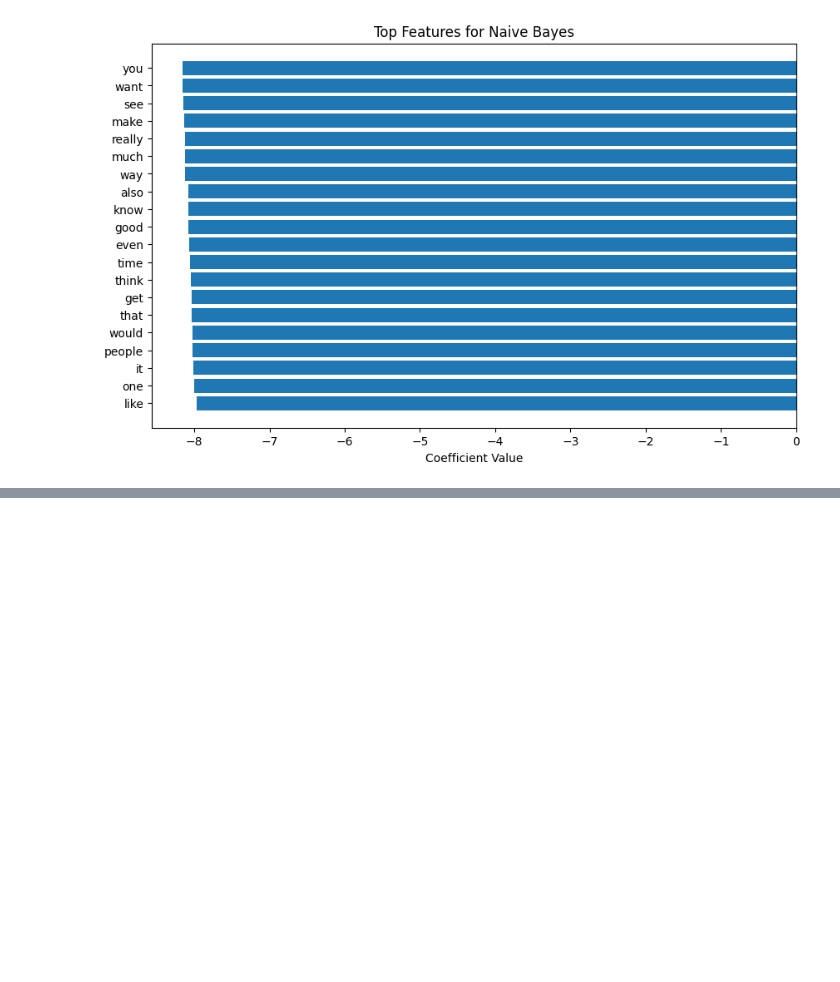
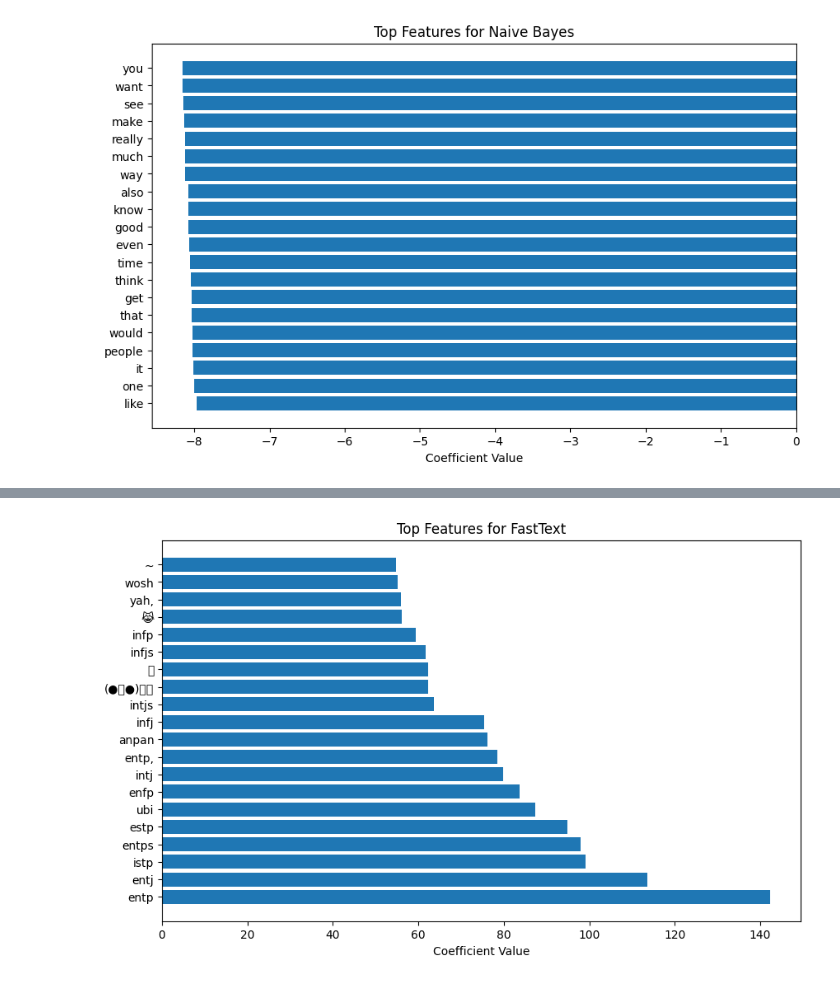
Before and after one commit to atabekis/language-ai, a Jupyter notebook: evaluate.ipynb, the cells around one changed output, grey strips where cells are left out. Drawn from its saved outputs; the diff is of its cells as text; code cells hidden in the pictures; blank space fills up the shorter version.

```diff
--- a/evaluate.ipynb
+++ b/evaluate.ipynb
@@ -160,0 +163,5 @@ plot_top_features(nb_top_features, model_name='Naive Bayes')
+# %%
+from methods.reader import Reader
+reader = Reader('data/extrovert_introvert.csv')
+X_train, y_train = reader.train[0], reader.train[1]
+X_test, y_test = reader.test[0], reader.test[1]
@@ -160,0 +175,4 @@ plot_top_features(nb_top_features, model_name='Naive Bayes')
+# %%
+from methods.fasttext_model import FastTextModel
+fasttext_model = FastTextModel()
+fasttext_model.fit(X_train, y_train)
@@ -160,0 +181,3 @@ plot_top_features(nb_top_features, model_name='Naive Bayes')
+# %%
+fasttext_top_features = list(fasttext_model.get_word_weights(N=N).items())
+fasttext_top_features
@@ -160,0 +205,4 @@ plot_top_features(nb_top_features, model_name='Naive Bayes')
+# %%
+plot_top_features(fasttext_top_features, model_name='FastText')
+# %% [output]
+[figure, added]
```
Also changed, not shown: parts of 12 cells of this notebook, 5 other files.
